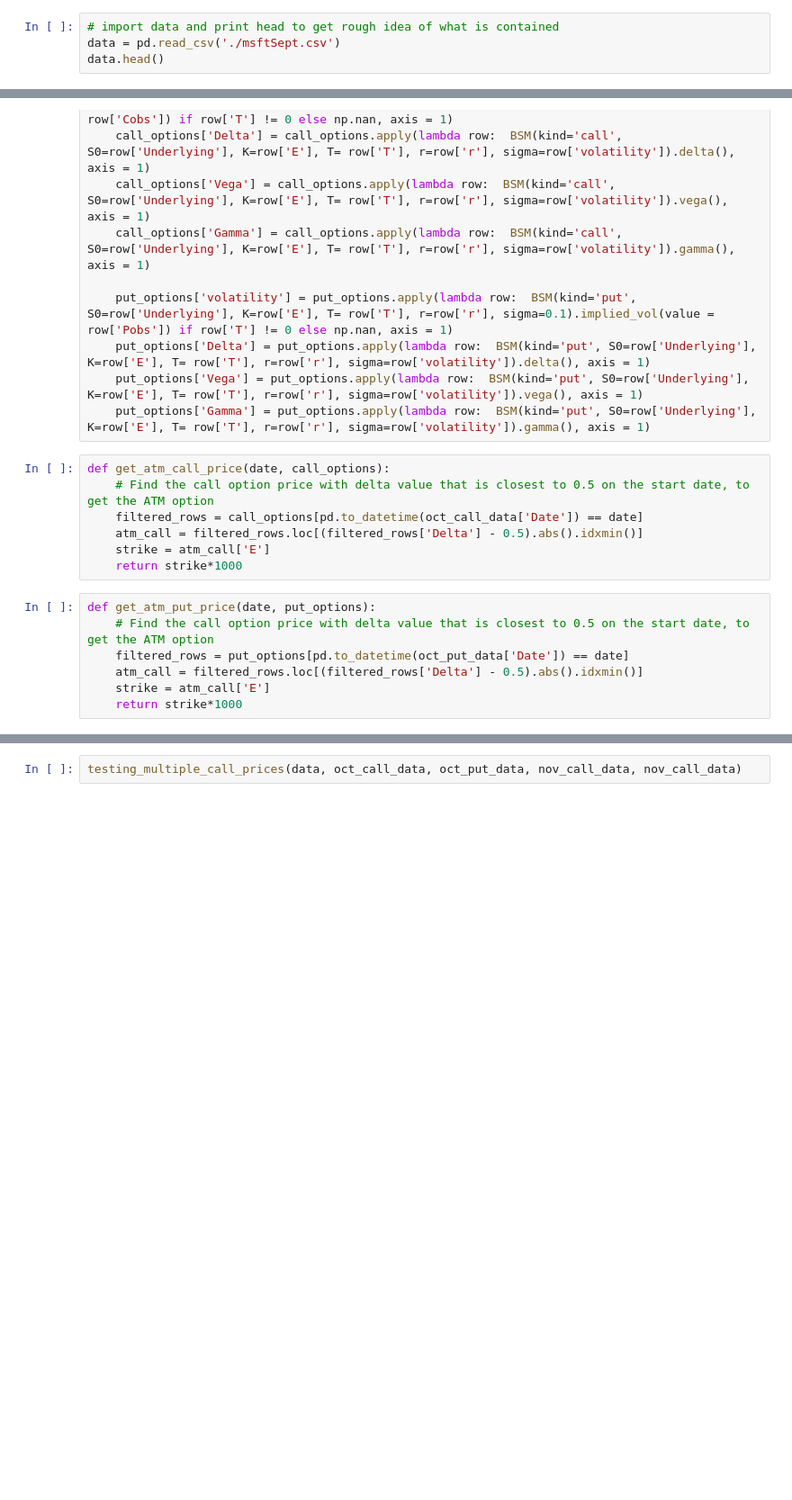
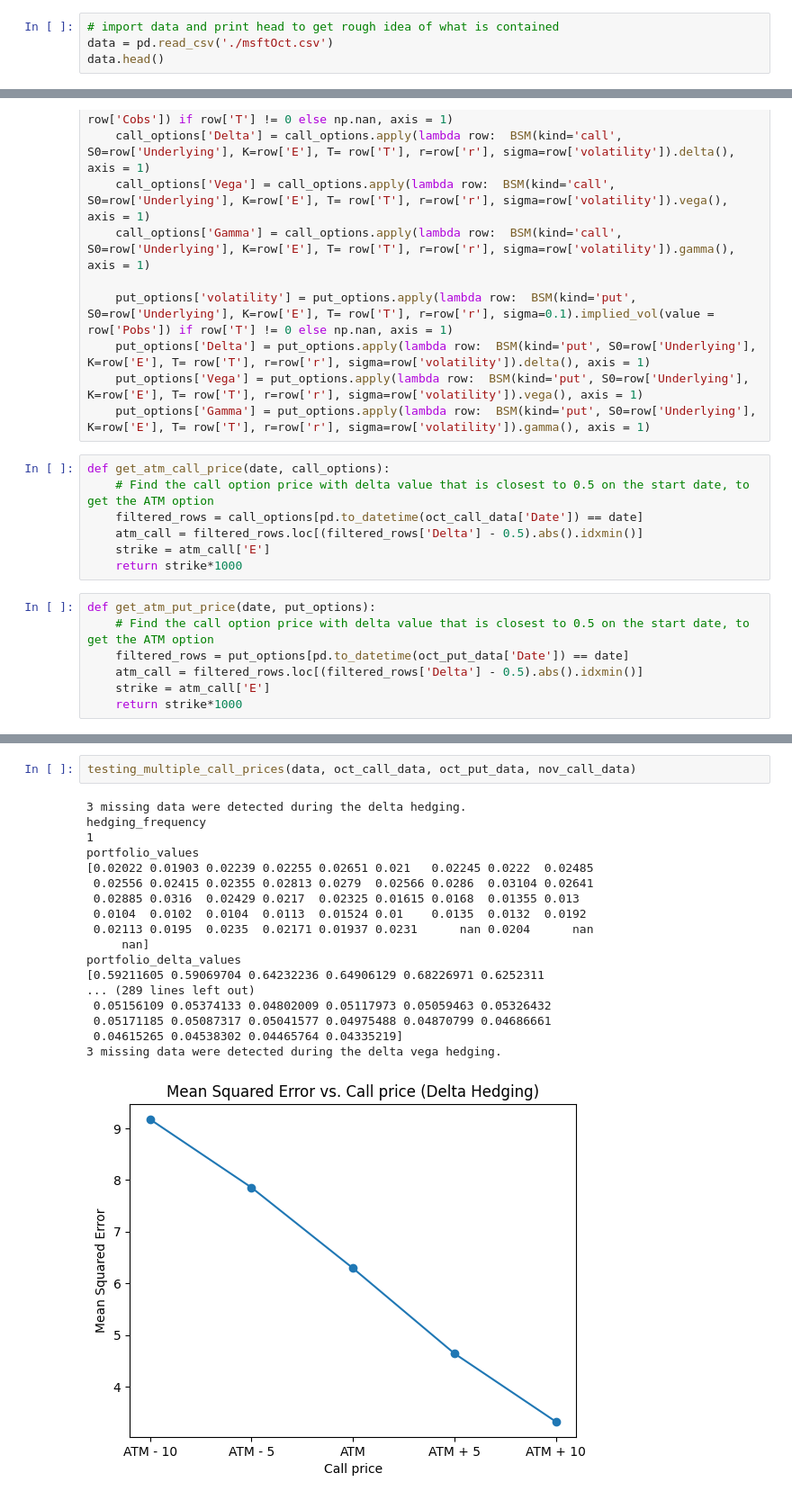
Before and after one commit to Snail664/greek-hedging, a Jupyter notebook: hedging.ipynb, the cells around one changed output, grey strips where cells are left out. Shown at 90% size. Drawn from its saved outputs; the diff is of its cells as text; blank space fills up the shorter version.

```diff
--- a/hedging.ipynb
+++ b/hedging.ipynb
@@ -12,5 +14,5 @@ from pyfinance.options import BSM
 from scipy.stats import norm
 # %%
 # import data and print head to get rough idea of what is contained
-data = pd.read_csv('./msftSept.csv')
+data = pd.read_csv('./msftOct.csv')
 data.head()
@@ -596,4 +651,23 @@ def testing_multiple_call_prices(all_options, call_options, put_options, sec1_ca
     plt.legend()
     plt.show()
 # %%
-testing_multiple_call_prices(data, oct_call_data, oct_put_data, nov_call_data, nov_call_data)
+testing_multiple_call_prices(data, oct_call_data, oct_put_data, nov_call_data)
+# %% [output]
+3 missing data were detected during the delta hedging.
+hedging_frequency
+1
+portfolio_values
+[0.02022 0.01903 0.02239 0.02255 0.02651 0.021   0.02245 0.0222  0.02485
+ 0.02556 0.02415 0.02355 0.02813 0.0279  0.02566 0.0286  0.03104 0.02641
+ 0.02885 0.0316  0.02429 0.0217  0.02325 0.01615 0.0168  0.01355 0.013
+ 0.0104  0.0102  0.0104  0.0113  0.01524 0.01    0.0135  0.0132  0.0192
+ 0.02113 0.0195  0.0235  0.02171 0.01937 0.0231      nan 0.0204      nan
+     nan]
+portfolio_delta_values
+[0.59211605 0.59069704 0.64232236 0.64906129 0.68226971 0.6252311
+... (289 lines left out)
+ 0.05156109 0.05374133 0.04802009 0.05117973 0.05059463 0.05326432
+ 0.05171185 0.05087317 0.05041577 0.04975488 0.04870799 0.04686661
+ 0.04615265 0.04538302 0.04465764 0.04335219]
+3 missing data were detected during the delta vega hedging.
+[figure, added]
```
Also changed, not shown: parts of 12 cells of this notebook, 6 other files.
